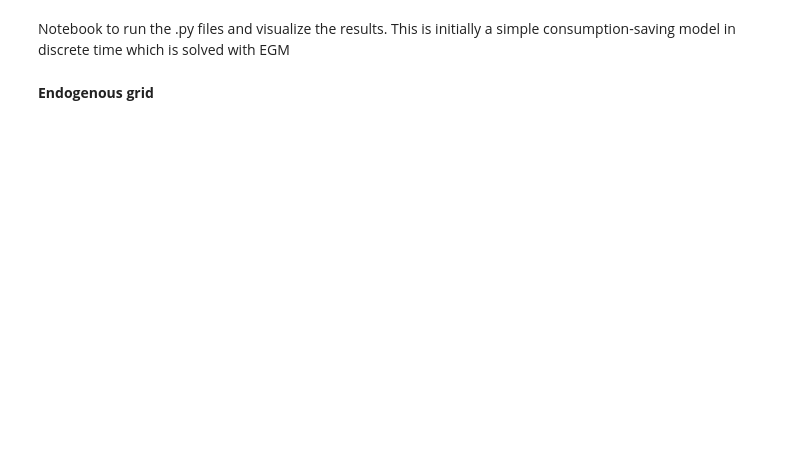
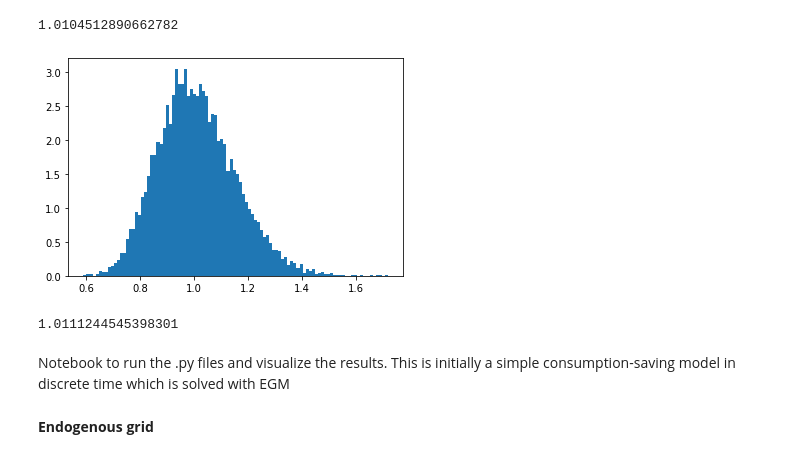
Before and after one commit to madsankern/TermPaper_ineq, a Jupyter notebook: results.ipynb, the cells around one changed output. Saved outputs shown, nothing was run; the diff lists cells and outputs as text; code cells hidden in the pictures; blank space fills up the shorter version.

```diff
--- a/results.ipynb
+++ b/results.ipynb
@@ -18,3 +24,20 @@ from model import model_class
+# %%
+np.mean(x_lognorm)
+# %% [output]
+1.0104512890662782
+# %%
+# sigma2 = 0.001
+# mu = -sigma2/2
+
+x_lognorm = np.random.lognormal(model.par.mu, np.sqrt(model.par.sigma2), size = 10000) # Stochastic return rate
+plt.hist(x_lognorm, density = True, bins=100)
+
+plt.show()
+
+np.mean(x_lognorm)
+# %% [output]
+[figure, added]
+1.0111244545398301
 # %% [markdown]
 Notebook to run the .py files and visualize the results.
 This is initially a simple consumption-saving model in discrete time which is solved with EGM
```
Also changed, not shown: parts of 10 cells of this notebook.
